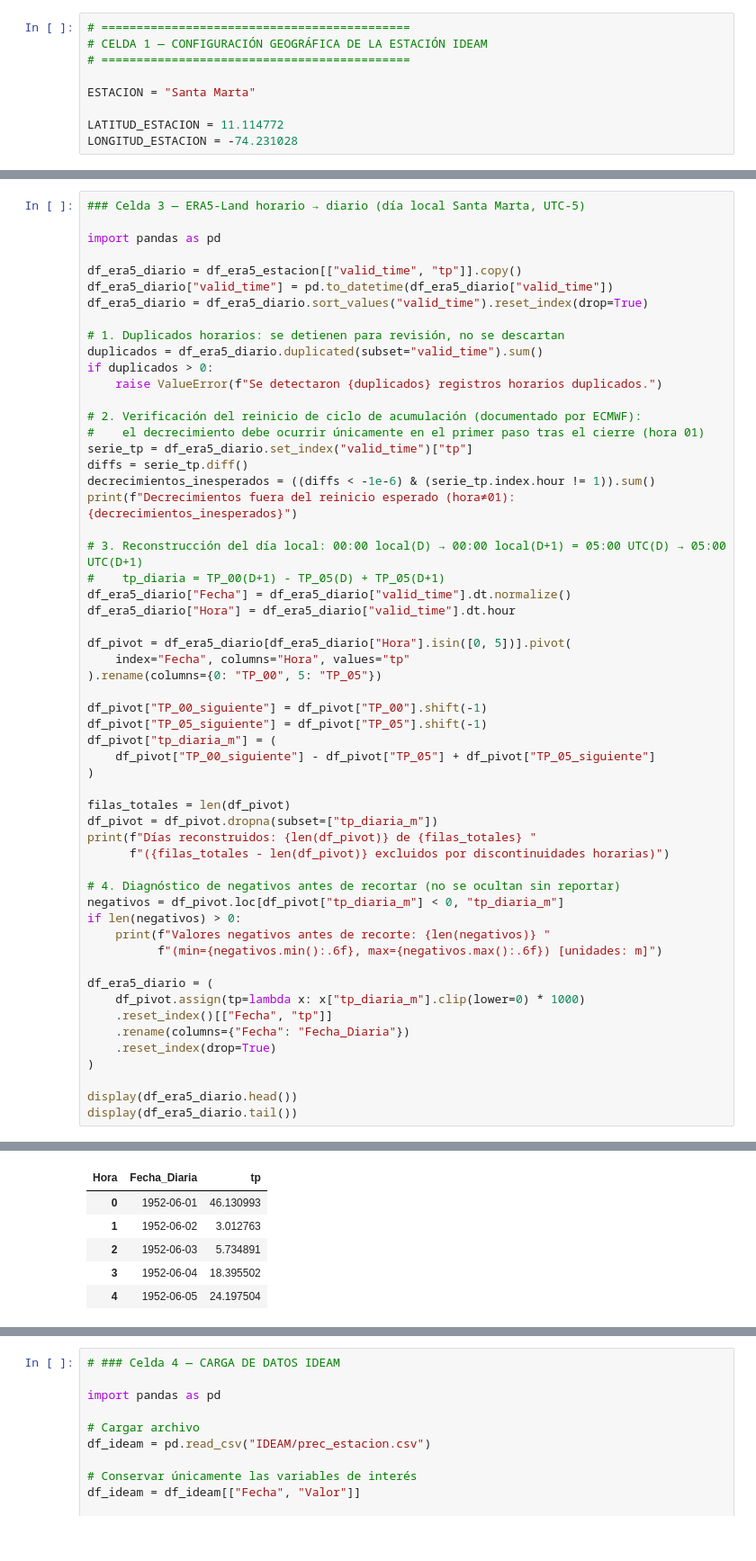
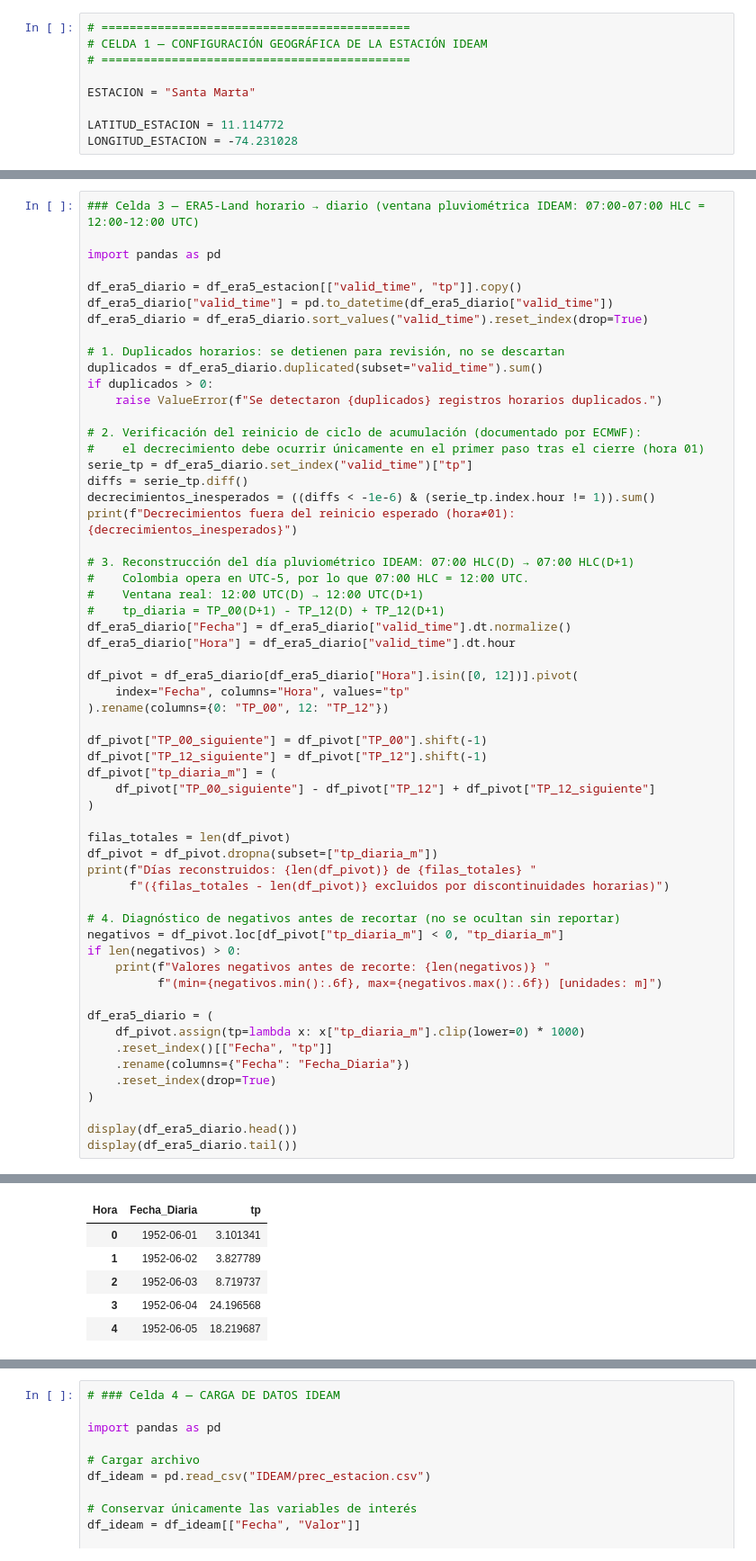
Before and after one commit to ingdw1996/Anexo1_TFM_CodigoYDatos, a Jupyter notebook: TFM_Codigo.ipynb, the cells around one changed output, grey strips where cells are left out. Shown at 90% size. Cells and saved outputs as stored; diff of their text form.

```diff
--- a/TFM_Codigo.ipynb
+++ b/TFM_Codigo.ipynb
@@ -184,7 +184,7 @@ Distancia aproximada estación-píxel: 3.76 km
 | 3 | 2000-01-01 03:00:00 | 293.882233 | 297.770569 | 0.0 | -0.000192 | -5.089340 | -3.449065 | 97326.0000 | 0.000051 | 0 | 11.1 | ... |
 | 4 | 2000-01-01 04:00:00 | 293.576416 | 297.786377 | 0.0 | -0.000265 | -4.881149 | -3.127121 | 97318.3125 | 0.000081 | 0 | 11.1 | ... |
 # %%
-### Celda 3 — ERA5-Land horario → diario (día local Santa Marta, UTC-5)
+### Celda 3 — ERA5-Land horario → diario (ventana pluviométrica IDEAM: 07:00-07:00 HLC = 12:00-12:00 UTC)
 
 import pandas as pd
 
@@ -204,19 +204,21 @@ diffs = serie_tp.diff()
 decrecimientos_inesperados = ((diffs < -1e-6) & (serie_tp.index.hour != 1)).sum()
 print(f"Decrecimientos fuera del reinicio esperado (hora≠01): {decrecimientos_inesperados}")
 
-# 3. Reconstrucción del día local: 00:00 local(D) → 00:00 local(D+1) = 05:00 UTC(D) → 05:00 UTC(D+1)
-#    tp_diaria = TP_00(D+1) - TP_05(D) + TP_05(D+1)
+# 3. Reconstrucción del día pluviométrico IDEAM: 07:00 HLC(D) → 07:00 HLC(D+1)
+#    Colombia opera en UTC-5, por lo que 07:00 HLC = 12:00 UTC.
+#    Ventana real: 12:00 UTC(D) → 12:00 UTC(D+1)
+#    tp_diaria = TP_00(D+1) - TP_12(D) + TP_12(D+1)
 df_era5_diario["Fecha"] = df_era5_diario["valid_time"].dt.normalize()
 df_era5_diario["Hora"] = df_era5_diario["valid_time"].dt.hour
 
-df_pivot = df_era5_diario[df_era5_diario["Hora"].isin([0, 5])].pivot(
+df_pivot = df_era5_diario[df_era5_diario["Hora"].isin([0, 12])].pivot(
     index="Fecha", columns="Hora", values="tp"
-).rename(columns={0: "TP_00", 5: "TP_05"})
+).rename(columns={0: "TP_00", 12: "TP_12"})
 
 df_pivot["TP_00_siguiente"] = df_pivot["TP_00"].shift(-1)
-df_pivot["TP_05_siguiente"] = df_pivot["TP_05"].shift(-1)
+df_pivot["TP_12_siguiente"] = df_pivot["TP_12"].shift(-1)
 df_pivot["tp_diaria_m"] = (
-    df_pivot["TP_00_siguiente"] - df_pivot["TP_05"] + df_pivot["TP_05_siguiente"]
+    df_pivot["TP_00_siguiente"] - df_pivot["TP_12"] + df_pivot["TP_12_siguiente"]
 )
 
 filas_totales = len(df_pivot)
@@ -246,7 +248,7 @@ Valores negativos antes de recorte: 1 (min=-0.000000, max=-0.000000) [unidades:
 | Hora | Fecha_Diaria | tp |
-| 0 | 1952-06-01 | 46.130993 |
-| 1 | 1952-06-02 | 3.012763 |
-| 2 | 1952-06-03 | 5.734891 |
-| 3 | 1952-06-04 | 18.395502 |
-| 4 | 1952-06-05 | 24.197504 |
+| 0 | 1952-06-01 | 3.101341 |
+| 1 | 1952-06-02 | 3.827789 |
+| 2 | 1952-06-03 | 8.719737 |
+| 3 | 1952-06-04 | 24.196568 |
+| 4 | 1952-06-05 | 18.219687 |
 | Hora | Fecha_Diaria | tp |
```
Also changed, not shown: parts of 11 cells of this notebook.
